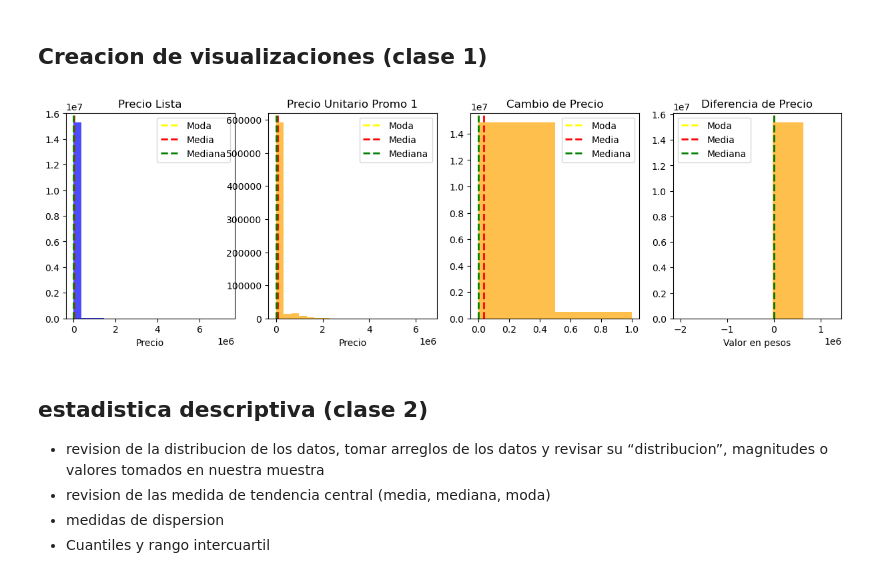
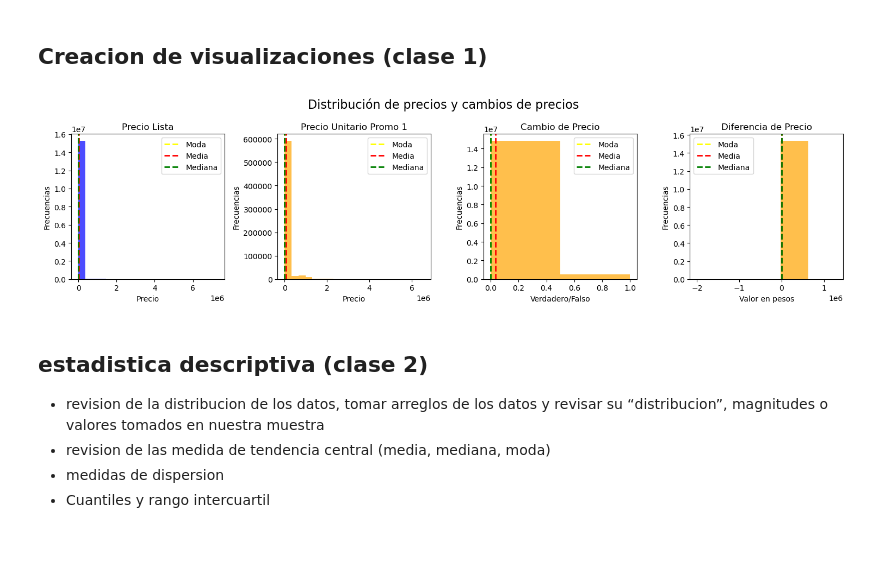
Before and after one commit to MMarck/AdD_proyecto, a Jupyter notebook: exploracion_dataset.ipynb, the cells around one changed output. Drawn from its saved outputs; the diff is of its cells as text; code cells hidden in the pictures; blank space fills up the shorter version.

```diff
--- a/exploracion_dataset.ipynb
+++ b/exploracion_dataset.ipynb
@@ -48,17 +69,17 @@ tipos_de_datos = {
 
 # declaracion de los archivos con los que se trabajara
 dic_fecha_producto = {
-    "2025-03-29" : 'datos/2025-03-29/sepa_1_comercio-sepa-10_2025-03-29_09-05-10/productos.csv',
-    "2025-03-28" : 'datos/2025-03-28/sepa_1_comercio-sepa-10_2025-03-28_09-05-11/productos.csv',
-    "2025-03-27" : 'datos/2025-03-27/sepa_1_comercio-sepa-10_2025-03-27_09-05-11/productos.csv',
-    "2025-03-21" : 'datos/Sepa_semana_3/sepa_viernes/sepa_2_comercio-sepa-10_2025-03-21_01-05-08/productos.csv',
-    "2025-03-20" : 'datos/Sepa_semana_3/sepa_jueves/sepa_2_comercio-sepa-10_2025-03-20_01-05-07/productos.csv',
-    "2025-03-19" : 'datos/Sepa_semana_3/sepa_miercoles/sepa_2_comercio-sepa-10_2025-03-19_01-05-08/productos.csv',
-    "2025-03-18" : 'datos/Sepa_semana_3/sepa_martes/sepa_2_comercio-sepa-10_2025-03-18_01-06-06/productos.csv',
+    "2025-04-1" : 'datos/1_4_25/sepa_1_comercio-sepa-10_2025-04-01_09-05-11/productos.csv',
+    "2025-04-2" : 'datos/2_4_25/sepa_1_comercio-sepa-10_2025-04-02_09-05-11/productos.csv',
+    "2025-04-3" : 'datos/3_4_25/sepa_1_comercio-sepa-10_2025-04-03_09-05-10/productos.csv',
+    "2025-04-4" : 'datos/4_4_25/sepa_1_comercio-sepa-10_2025-04-04_09-05-10/productos.csv',
+    "2025-04-5" : 'datos/5_4_25/sepa_1_comercio-sepa-10_2025-04-05_09-05-10/productos.csv',
+    "2025-04-6" : 'datos/6_4_25/sepa_1_comercio-sepa-10_2025-04-06_09-05-10/productos.csv',
+    "2025-04-7" : 'datos/7_4_25/sepa_1_comercio-sepa-10_2025-04-07_09-05-10/productos.csv',
 }
 
 # cargado de los archivos y limpieza de los datos para responder la pregunta del ejercicio
-# ¿Cuáles son los productos que más cambian de precio según el día de la semana?
+# se evita cargar y concatenar los archivos en memoria, ya que son muy grandes
 df_agrupado = pd.DataFrame()
 
 for fecha, path in dic_fecha_producto.items():
@@ -97,6 +142,17 @@ df_agrupado_X_producto_sucursal = df_ordenado.groupby(['id_producto', 'id_sucurs
 df_agrupado['cambio_diferencia'] = df_agrupado_X_producto_sucursal['productos_precio_lista'].diff()
 df_agrupado['cambio_diferencia'] = df_agrupado['cambio_diferencia'].fillna(0) # se reemplaza el NaN por 0 para evitar que cuente como un cambio de precio
 df_agrupado['cambio_precio'] = df_agrupado['cambio_diferencia'].ne(0)
+# %%
+# cambiar tipos de datos por categoricos y enteros
+
+df_agrupado['productos_marca'] = df_agrupado['productos_marca'].astype('category')
+df_agrupado['productos_unidad_medida_presentacion'] = df_agrupado['productos_unidad_medida_presentacion'].astype('category')
+
+df_agrupado['id_comercio'] = df_agrupado['id_comercio'].astype('Int64')
+df_agrupado['id_bandera'] = df_agrupado['id_bandera'].astype('Int64')
+df_agrupado['id_sucursal'] = df_agrupado['id_sucursal'].astype('Int64')
+df_agrupado['id_producto'] = df_agrupado['id_producto'].astype('Int64')
+df_agrupado['productos_ean'] = df_agrupado['productos_ean'].astype('Int64')
 # %%
 df_agrupado.iloc[0]
 # %% [output]
@@ -189,6 +245,8 @@ fig, ax = plt.subplots(1, 4, figsize=(15, 4))
 ax[0].hist(df_agrupado['productos_precio_lista'], bins=20, color='blue', alpha=0.7)
 ax[0].set_title('Precio Lista')
 ax[0].set_xlabel('Precio')
+ax[0].set_ylabel('Frecuencias')
+
 # medidas de tendencia central
 ax[0].axvline(df_agrupado['productos_precio_lista'].mode()[0], color='yellow', ls='--', lw=2, label='Moda')
 ax[0].axvline(df_agrupado['productos_precio_lista'].mean(), color='red', ls='--', lw=2, label='Media')
@@ -198,34 +256,41 @@ ax[0].legend()
 
 
 ax[1].hist(df_agrupado['productos_precio_unitario_promo1'], bins=20, color='orange', alpha=0.7)
 ax[1].set_title('Precio Unitario Promo 1')
 ax[1].set_xlabel('Precio')
+ax[1].set_ylabel('Frecuencias')
 # medidas de tendencia central
 ax[1].axvline(df_agrupado['productos_precio_unitario_promo1'].mode()[0], color='yellow', ls='--', lw=2, label='Moda')
 ax[1].axvline(df_agrupado['productos_precio_unitario_promo1'].mean(), color='red', ls='--', lw=2, label='Media')
 ax[1].axvline(df_agrupado['productos_precio_unitario_promo1'].median(), color='green', ls='--', lw=2, label='Mediana')
 ax[1].legend()
 
 ax[2].hist(df_agrupado['cambio_precio'].astype(int), bins=2, color='orange', alpha=0.7)
 ax[2].set_title('Cambio de Precio')
+ax[2].set_xlabel('Verdadero/Falso')
+ax[2].set_ylabel('Frecuencias')
 # medidas de tendencia central
 ax[2].axvline(df_agrupado['cambio_precio'].mode()[0], color='yellow', ls='--', lw=2, label='Moda')
 ax[2].axvline(df_agrupado['cambio_precio'].mean(), color='red', ls='--', lw=2, label='Media')
 ax[2].axvline(df_agrupado['cambio_precio'].median(), color='green', ls='--', lw=2, label='Mediana')
 ax[2].legend()
 
 ax[3].hist(df_agrupado['cambio_diferencia'], bins=5, color='orange', alpha=0.7)
 ax[3].set_title('Diferencia de Precio')
 ax[3].set_xlabel('Valor en pesos')
+ax[3].set_ylabel('Frecuencias')
 # medidas de tendencia central
 ax[3].axvline(df_agrupado['cambio_diferencia'].mode()[0], color='yellow', ls='--', lw=2, label='Moda')
 ax[3].axvline(df_agrupado['cambio_diferencia'].mean(), color='red', ls='--', lw=2, label='Media')
 ax[3].axvline(df_agrupado['cambio_diferencia'].median(), color='green', ls='--', lw=2, label='Mediana')
 ax[3].legend()
 
+
+plt.suptitle('Distribución de precios y cambios de precios', fontsize=16)
+plt.tight_layout()
 plt.show()
 # %% [output]
-[figure, old version]
+[figure, new version]
 # %% [markdown]
 ## estadistica descriptiva (clase 2)
 * revision de la distribucion de los datos, tomar arreglos de los datos y revisar su “distribucion”, magnitudes o valores tomados en nuestra muestra
```
Also changed, not shown: parts of 17 cells of this notebook.
